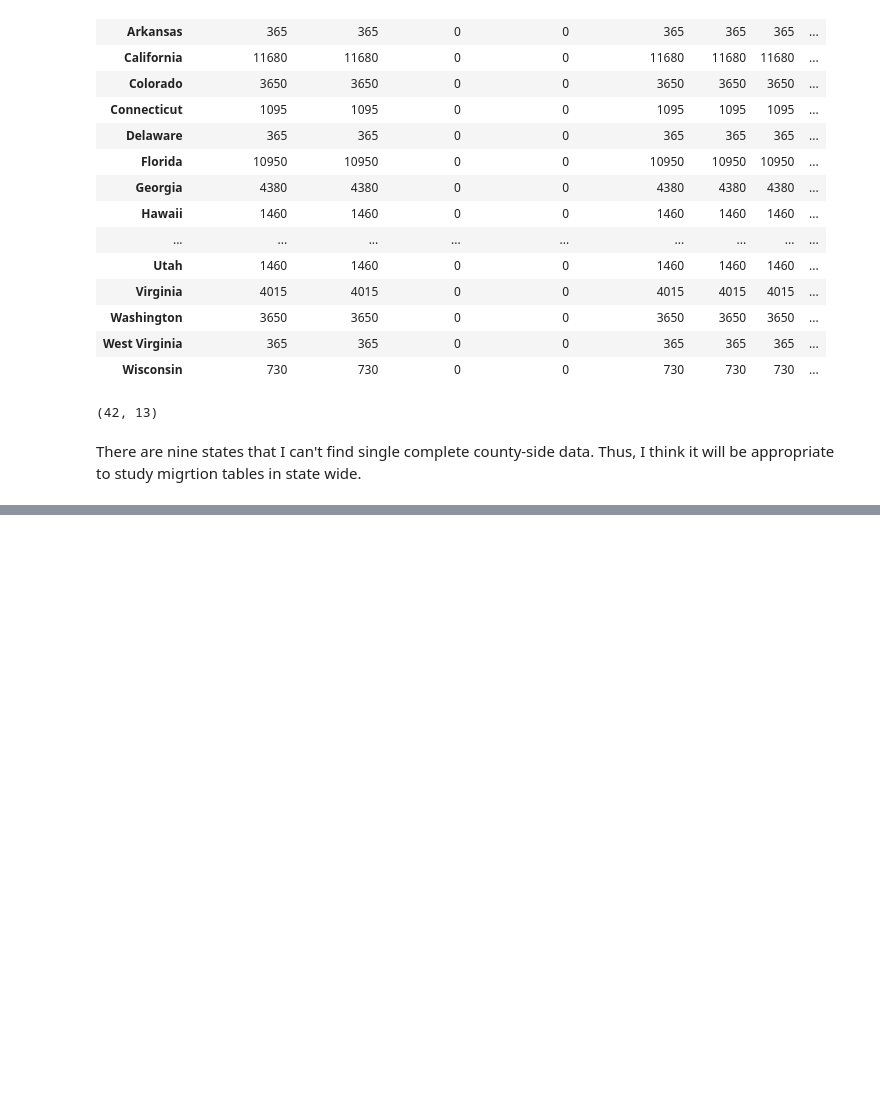
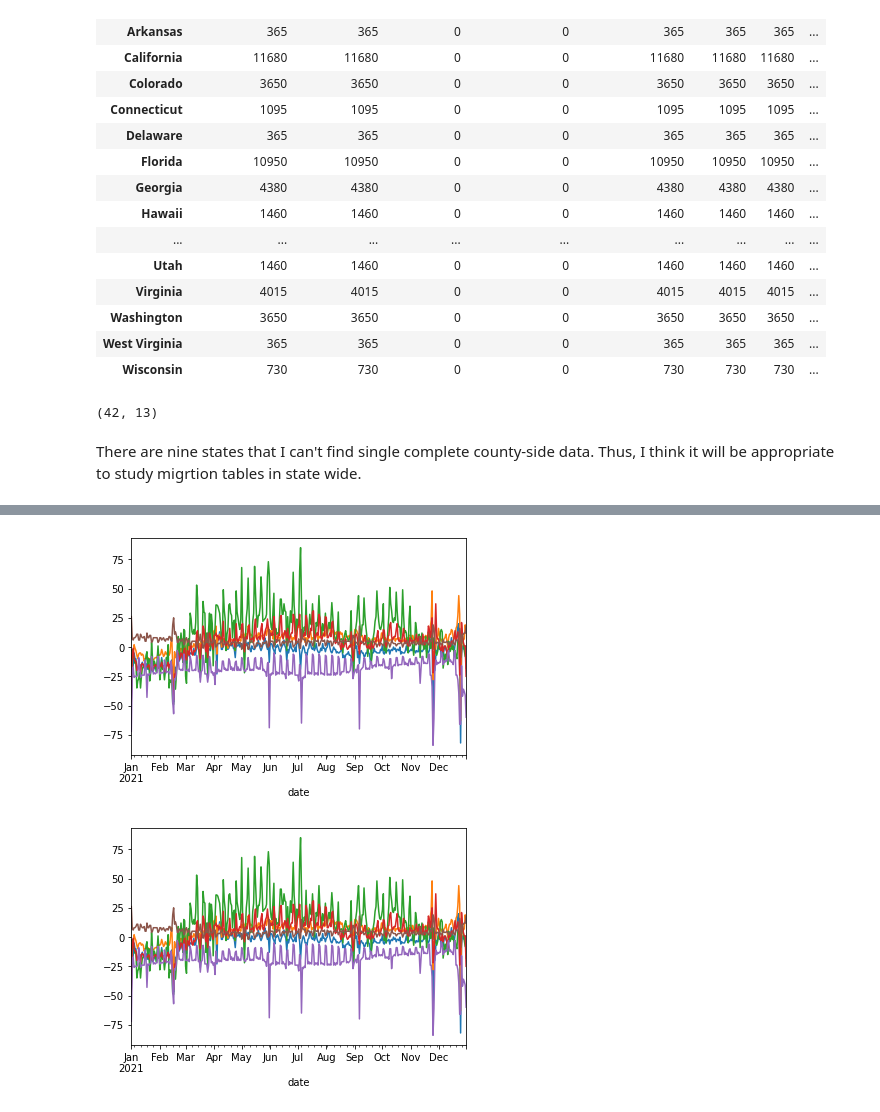
Before and after one commit to linhdinh1989/DS4AW_project, a Jupyter notebook: data_cleaning/preprocessing_mobility_reports.ipynb, the cells around one changed output, grey strips where cells are left out. Drawn from its saved outputs; the diff is of its cells as text; code cells hidden in the pictures; blank space fills up the shorter version.

Commit message:
adding graphs

```diff
--- a/data_cleaning/preprocessing_mobility_reports.ipynb
+++ b/data_cleaning/preprocessing_mobility_reports.ipynb
@@ -52,3 +54,6 @@ Index(['country_region', 'sub_region_1', 'sub_region_2', 'metro_area',
        'workplaces_percent_change_from_baseline',
        'residential_percent_change_from_baseline'],
       dtype='object')
+# %%
+df['date'] = pd.to_datetime(df['date'])
+df.head()
@@ -234,0 +260,15 @@ There are nine states that I can't find single complete county-side data. Thus,
+# %%
+Alabama_state = state_df[state_df['sub_region_1']=='Alabama'][['date',
+'retail_and_recreation_percent_change_from_baseline',
+       'grocery_and_pharmacy_percent_change_from_baseline',
+       'parks_percent_change_from_baseline',
+       'transit_stations_percent_change_from_baseline',
+       'workplaces_percent_change_from_baseline',
+       'residential_percent_change_from_baseline']]
+# %%
+alabama_plot = Alabama_state.plot(x="date")
+plt.legend('',frameon=False)
+alabama_plot.figure
+# %% [output]
+[figure, added]
+[figure, added]
```
Also changed, not shown: parts of 24 cells of this notebook.
